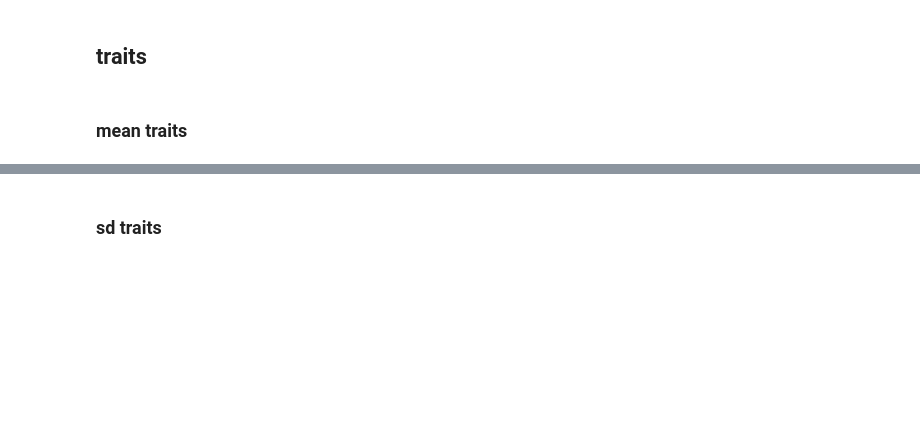
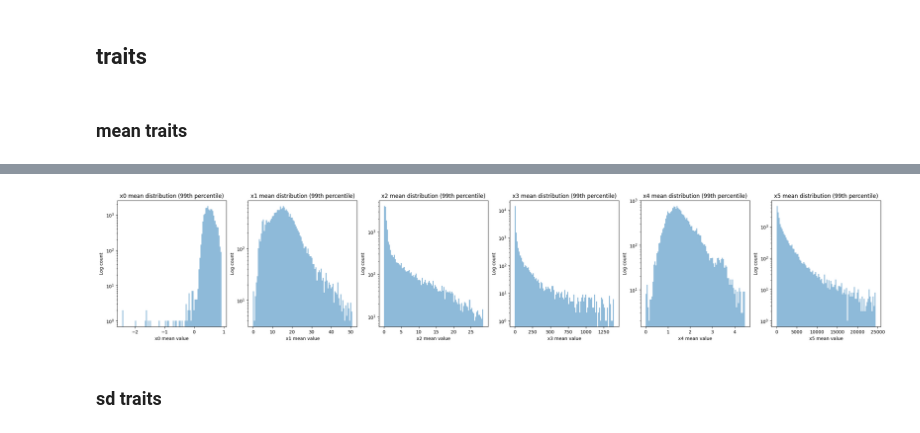
Before and after one commit to KaiErikNiermann/vu-ml-project, a Jupyter notebook: src/testing.ipynb, the cells around one changed output, grey strips where cells are left out. Cells and saved outputs as stored; diff of their text form; code cells hidden in the pictures; blank space fills up the shorter version.

```diff
--- a/src/testing.ipynb
+++ b/src/testing.ipynb
@@ -86,3 +119,17 @@ plt.show()
+# %%
+fig, ax = plt.subplots(1, 6, figsize=(30, 5))
+
+for i in range(6):
+    x_mean = mean_traits.iloc[:, i]
+    x_mean = x_mean[x_mean.between(x_mean.quantile(0), x_mean.quantile(0.99))]
+    x_mean = x_mean.drop_duplicates()
+
+    ax[i].hist(x_mean, bins=100, log=True, alpha=0.5, label=f'Normalized x{i} mean')
+    ax[i].set_title(f'x{i} mean distribution (99th percentile)')
+    ax[i].set_xlabel(f'x{i} mean value')
+    ax[i].set_ylabel('Log count')
+# %% [output]
+[figure, added]
 # %% [markdown]
 ### sd traits
 # %%
```
Also changed, not shown: parts of 3 cells of this notebook.
